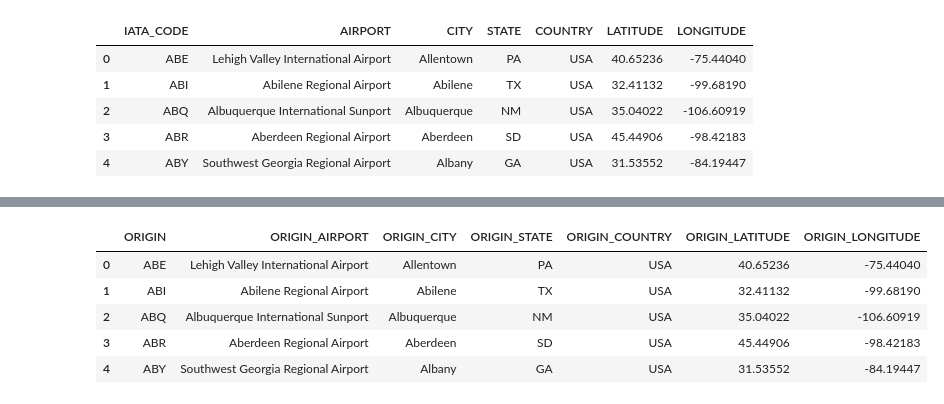
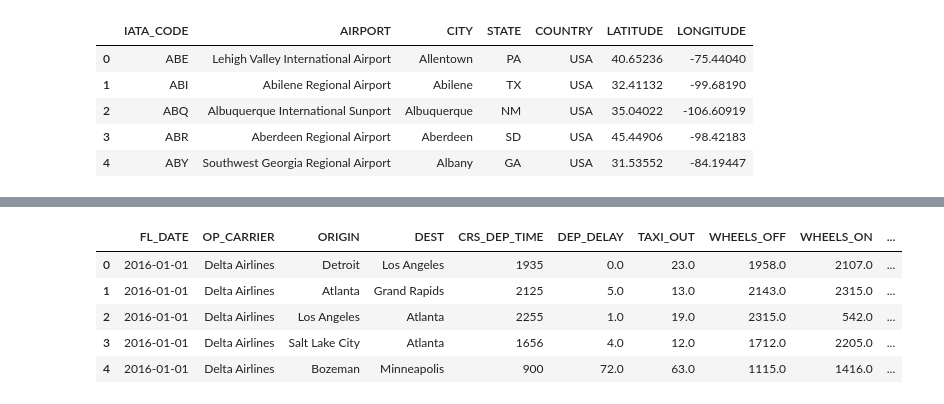
Before and after one commit to SuhelAnsari9272/Flight-Delay-Prediction, a Jupyter notebook: flight_df_preprocessing.ipynb, the cells around one changed output, grey strips where cells are left out. Cells and saved outputs as stored; diff of their text form; code cells hidden in the pictures.

```diff
--- a/flight_df_preprocessing.ipynb
+++ b/flight_df_preprocessing.ipynb
@@ -164,0 +354,2 @@ flight_df = flight_df.merge(airport_df, on='ORIGIN', how='left')
+# %%
+airport_dict = pd.Series(airport_data.CITY.values,index = airport_data.IATA_CODE).to_dict()
@@ -165,3 +376,6 @@ flight_df = flight_df.merge(airport_df, on='ORIGIN', how='left')
+# %%
+flight_df['ORIGIN'].replace(airport_dict, inplace=True)
+flight_df['DEST'].replace(airport_dict, inplace=True)
 # %%
 flight_df.head()
 # %% [output]
@@ -174,9 +388,14 @@ flight_df.head()
+# %%
+flight_df1 = flight_df.copy()
+# %%
+# we can drop the arrival time and depature time column as the relevant information is shown by delay
+flight_df1.drop(columns = ['DEP_TIME', 'ARR_TIME'], inplace = True)
 # %%
-airport_df.head()
+flight_df1.head()
 # %% [output]
-|  | ORIGIN | ORIGIN_AIRPORT | ORIGIN_CITY | ORIGIN_STATE | ORIGIN_COUNTRY | ORIGIN_LATITUDE | ORIGIN_LONGITUDE |
-| 0 | ABE | Lehigh Valley International Airport | Allentown | PA | USA | 40.65236 | -75.44040 |
-| 1 | ABI | Abilene Regional Airport | Abilene | TX | USA | 32.41132 | -99.68190 |
-| 2 | ABQ | Albuquerque International Sunport | Albuquerque | NM | USA | 35.04022 | -106.60919 |
-| 3 | ABR | Aberdeen Regional Airport | Aberdeen | SD | USA | 45.44906 | -98.42183 |
-| 4 | ABY | Southwest Georgia Regional Airport | Albany | GA | USA | 31.53552 | -84.19447 |
+|  | FL_DATE | OP_CARRIER | ORIGIN | DEST | CRS_DEP_TIME | DEP_DELAY | TAXI_OUT | WHEELS_OFF | WHEELS_ON | ... |
+| 0 | 2016-01-01 | Delta Airlines | Detroit | Los Angeles | 1935 | 0.0 | 23.0 | 1958.0 | 2107.0 | ... |
+| 1 | 2016-01-01 | Delta Airlines | Atlanta | Grand Rapids | 2125 | 5.0 | 13.0 | 2143.0 | 2315.0 | ... |
+| 2 | 2016-01-01 | Delta Airlines | Los Angeles | Atlanta | 2255 | 1.0 | 19.0 | 2315.0 | 542.0 | ... |
+| 3 | 2016-01-01 | Delta Airlines | Salt Lake City | Atlanta | 1656 | 4.0 | 12.0 | 1712.0 | 2205.0 | ... |
+| 4 | 2016-01-01 | Delta Airlines | Bozeman | Minneapolis | 900 | 72.0 | 63.0 | 1115.0 | 1416.0 | ... |
```
Also changed, not shown: parts of 68 cells of this notebook, 3 other files.
